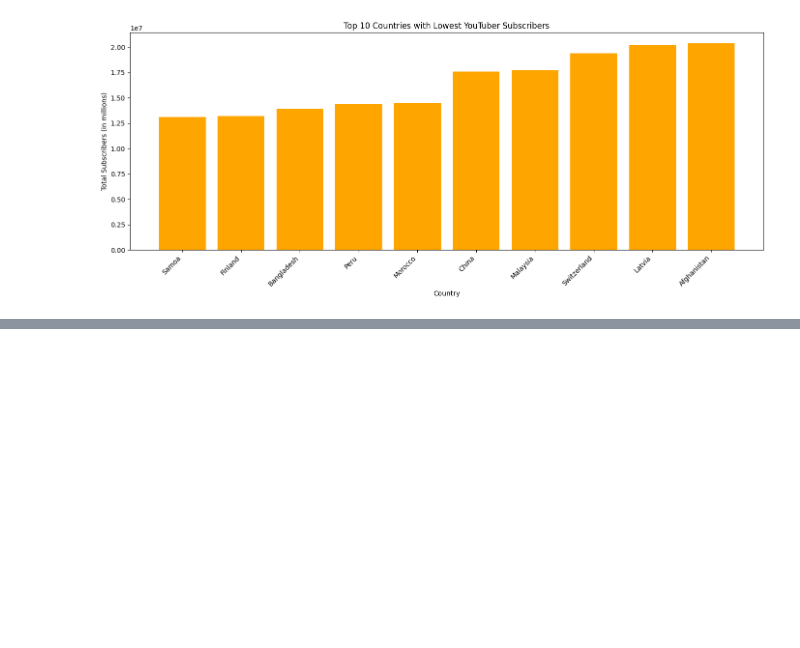
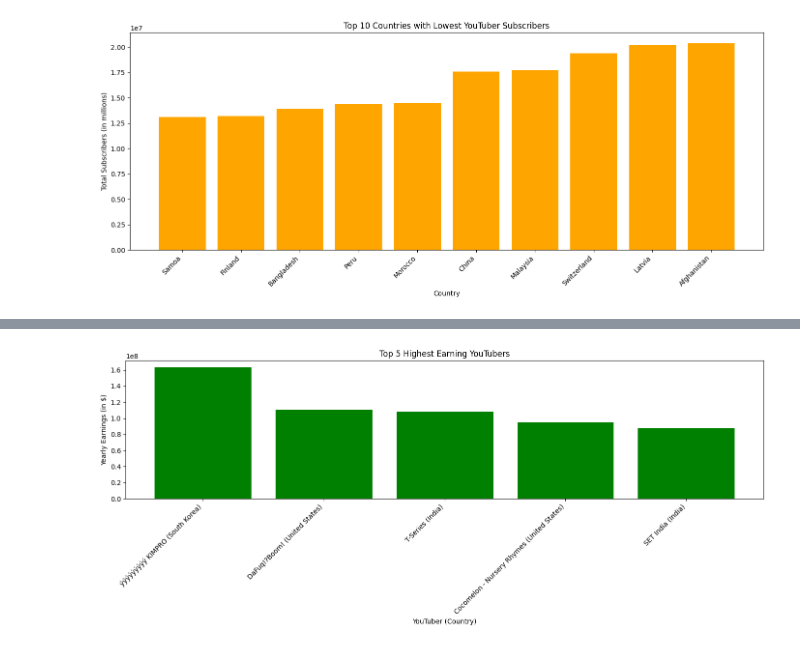
Before and after one commit to mimomaina/pythondataanalysis, a Jupyter notebook: Global_Youtube_statistics.ipynb, the cells around one changed output, grey strips where cells are left out. Cells and saved outputs as stored; diff of their text form; code cells hidden in the pictures; blank space fills up the shorter version.

```diff
--- a/Global_Youtube_statistics.ipynb
+++ b/Global_Youtube_statistics.ipynb
@@ -344,0 +397,13 @@ plt.show()
+# %%
+top_earning = youtube.sort_values(by='highest_yearly_earnings', ascending=False).head(5)
+plt.figure(figsize=(14, 6))
+plt.bar(top_earning['Youtuber'] + " (" + top_earning['Country'] + ")",
+        top_earning['highest_yearly_earnings'], color='green')
+plt.title('Top 5 Highest Earning YouTubers')
+plt.xlabel('YouTuber (Country)')
+plt.ylabel('Yearly Earnings (in $)')
+plt.xticks(rotation=45, ha='right')
+plt.tight_layout()
+plt.show()
+# %% [output]
+[figure, added]
```
Also changed, not shown: parts of 4 cells of this notebook.
